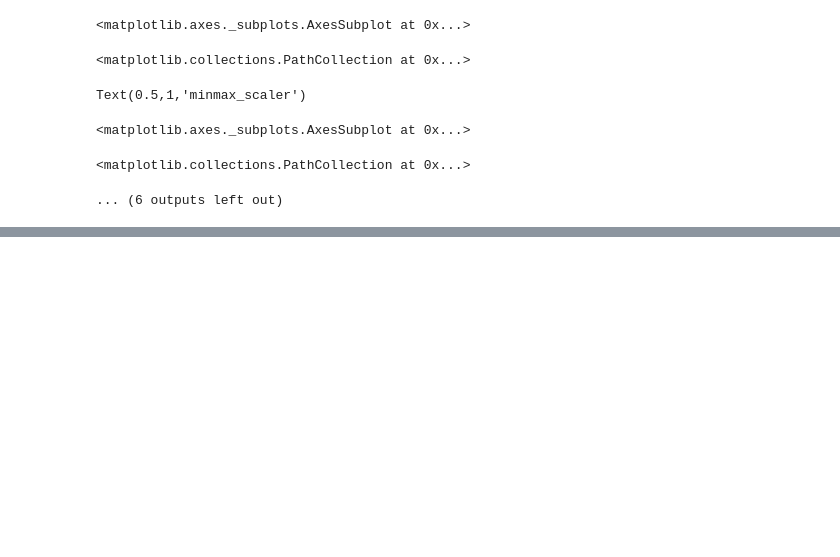
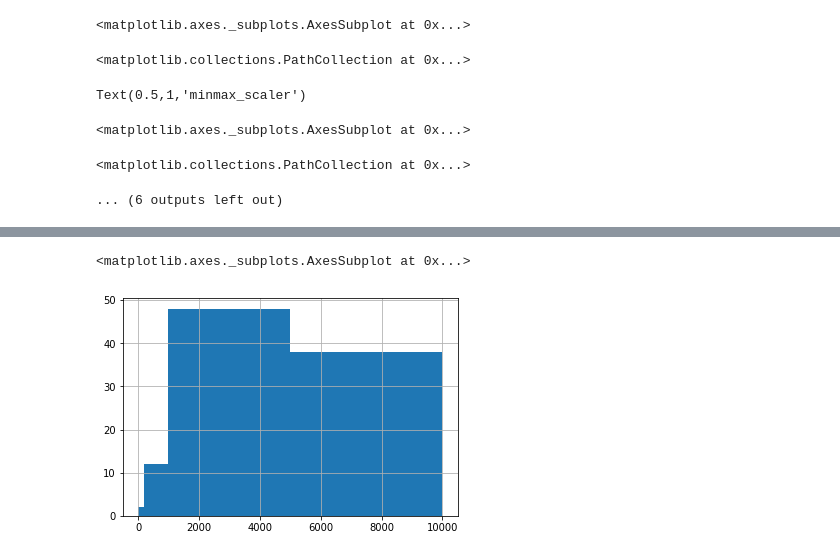
Before and after one commit to longfengpili/Data-Analysis-and-Data-Operation-with-python, a Jupyter notebook: chapter3数据预处理.ipynb, the cells around one changed output, grey strips where cells are left out. Cells and saved outputs as stored; diff of their text form; code cells hidden in the pictures; blank space fills up the shorter version.

```diff
--- a/chapter3数据预处理.ipynb
+++ b/chapter3数据预处理.ipynb
@@ -612,0 +629,3 @@ Text(0.5,1,'minmax_scaler')
+# %%
+df['weekday'] = df['datetime'].apply(lambda x : pd.to_datetime(x).weekday())
+df[:5]
@@ -612,0 +644,7 @@ Text(0.5,1,'minmax_scaler')
+# %%
+# 针对多值离散数据的离散化
+map_df = pd.DataFrame([['0-10', '0-40'], ['10-20', '0-40'], ['20-30', '0-40'], ['30-40', '0-40'], ['40-50', '40-80'],
+                       ['50-60', '40-80'], ['60-70', '40-80'], ['70-80', '40-80'], ['80-90', '>80'], ['>90', '>80']],
+                      columns=['age', 'age2'])  # 定义一个要转换的新区间
+df = df.merge(map_df, left_on='age', right_on='age', how='inner')  # 数据框关联匹配
+print (df.head(5))  # 打印输出前5条数据
@@ -612,0 +658,4 @@ Text(0.5,1,'minmax_scaler')
+# %%
+bins = [0,200,1000,5000,10000]
+df['amount_1'] = pd.cut(df.amount,bins=bins)
+df[:5]
@@ -612,0 +669,3 @@ Text(0.5,1,'minmax_scaler')
+# %%
+df['amount_2'] = pd.qcut(df.amount,4,labels=['bad', 'medium', 'good', 'awesome'])
+df[:5]
@@ -612,0 +679,5 @@ Text(0.5,1,'minmax_scaler')
+# %%
+df['amount'].hist(bins=bins)
+# %% [output]
+<matplotlib.axes._subplots.AxesSubplot at 0x...>
+[figure, added]
```
Also changed, not shown: parts of 10 cells of this notebook.
